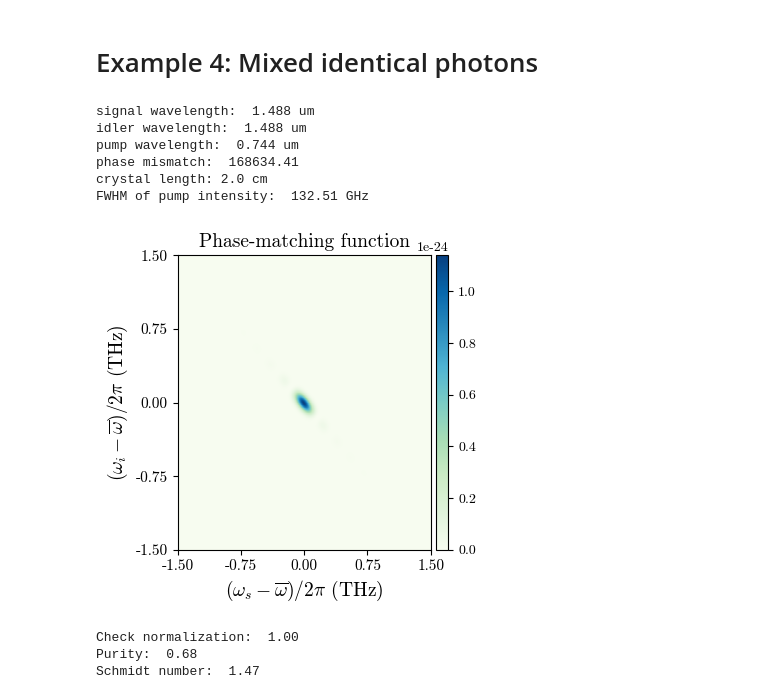
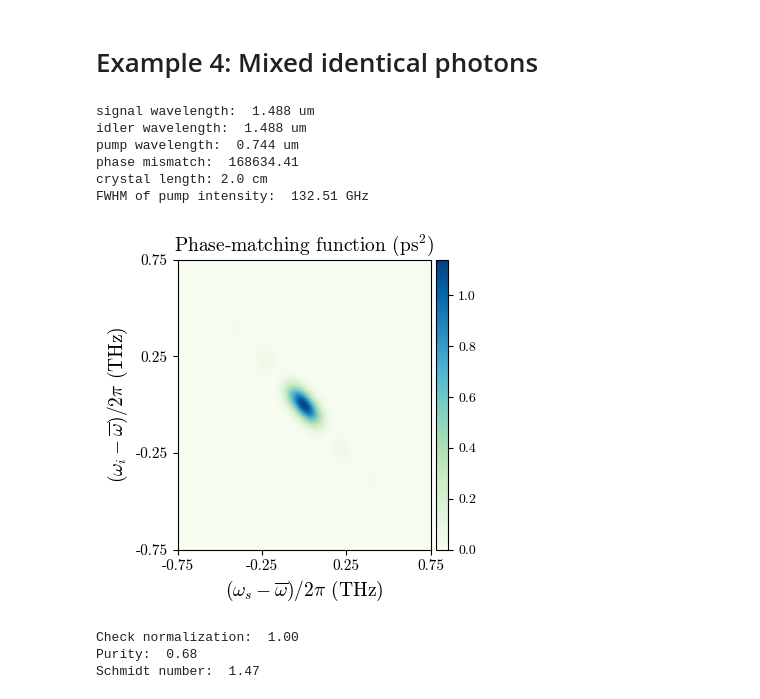
Before and after one commit to cdrago21/spectral-hom, a Jupyter notebook: examples/MixedPhotonsExample.ipynb, the cells around one changed output. Saved outputs shown, nothing was run; the diff lists cells and outputs as text; code cells hidden in the pictures.

```diff
--- a/examples/MixedPhotonsExample.ipynb
+++ b/examples/MixedPhotonsExample.ipynb
@@ -69,46 +69,46 @@ alpha = pump(WS_range, WI_range)
 # set normalized joint spectral amplitude
 jsa = alpha * phase_matching_function / np.sqrt(
     np.sum(np.abs(alpha * phase_matching_function) ** 2) * dw_s * dw_i)
 
 # check range of frequencies by plotting the jsa
 
-ticks_s = np.linspace(np.round(np.min((ws_range - omega_s_0) * 1e-12 / twopi), 2),
-                      np.round(np.max((ws_range - omega_s_0) * 1e-12 / twopi), 2),
-                      5)
+ticks_s = np.linspace(np.round(np.min((ws_range[250:750] - omega_s_0) * 1e-12 / twopi), 2),
+                      np.round(np.max((ws_range[250:750] - omega_s_0) * 1e-12 / twopi), 2),
+                      4)
 
-ticks_i = np.linspace(np.round(np.min((wi_range - omega_i_0) * 1e-12 / twopi), 2),
-                      np.round(np.max((wi_range - omega_i_0) * 1e-12 / twopi), 2),
-                      5)
+ticks_i = np.linspace(np.round(np.min((wi_range[250:750] - omega_i_0) * 1e-12 / twopi), 2),
+                      np.round(np.max((wi_range[250:750] - omega_i_0) * 1e-12 / twopi), 2),
+                      4)
 
 jsi = np.abs(jsa) ** 2
 
 cmap = 'GnBu'
 fig, ax = plt.subplots(figsize=(4, 4))
-im0 = ax.pcolormesh((WS_range - omega_s_0) * 1e-12 / twopi,
-                    (WI_range - omega_i_0) * 1e-12 / twopi,
-                    jsi,
+im0 = ax.pcolormesh((WS_range[250:750, 250:750] - omega_s_0) * 1e-12 / twopi,
+                    (WI_range[250:750, 250:750] - omega_i_0) * 1e-12 / twopi,
+                    jsi[250:750, 250:750] * 1e12 ** 2,
                     #shading='gouraud',
                     #shading='flat',
-                    vmin=jsi.min(),
-                    vmax=jsi.max(),
+                    vmin=jsi.min() * 1e12 ** 2,
+                    vmax=jsi.max() * 1e12 ** 2,
                     cmap=cmap)
 ax.set_xlabel(r"$(\omega_s - \overline{\omega})/2\pi$ (THz)", fontsize=fs)
 ax.set_ylabel(r"$(\omega_i - \overline{\omega})/2\pi$ (THz)", fontsize=fs)
-ax.set_title(r"Phase-matching function", fontsize=fs)
+ax.set_title(r"Phase-matching function $(\mathrm{ps}^2)$", fontsize=fs)
 ax.tick_params(axis='both', labelsize=ts)
 ax.set_yticks(ticks_s)
 ax.set_xticks(ticks_i)
 plt.colorbar(im0, cax=make_axes_locatable(ax).append_axes("right", size="5%", pad=0.05))
 plt.tight_layout()
 plt.show()
 # %% [output]
 signal wavelength:  1.488 um
 idler wavelength:  1.488 um
 pump wavelength:  0.744 um
 phase mismatch:  168634.41
 crystal length: 2.0 cm
 FWHM of pump intensity:  132.51 GHz
-[figure, old version]
+[figure, new version]
 # %%
 # compute singular-value-decomposition of jsa
 U, S, Vh = np.linalg.svd(jsa)
```
Also changed, not shown: parts of 1 cell of this notebook, 7 other files.
